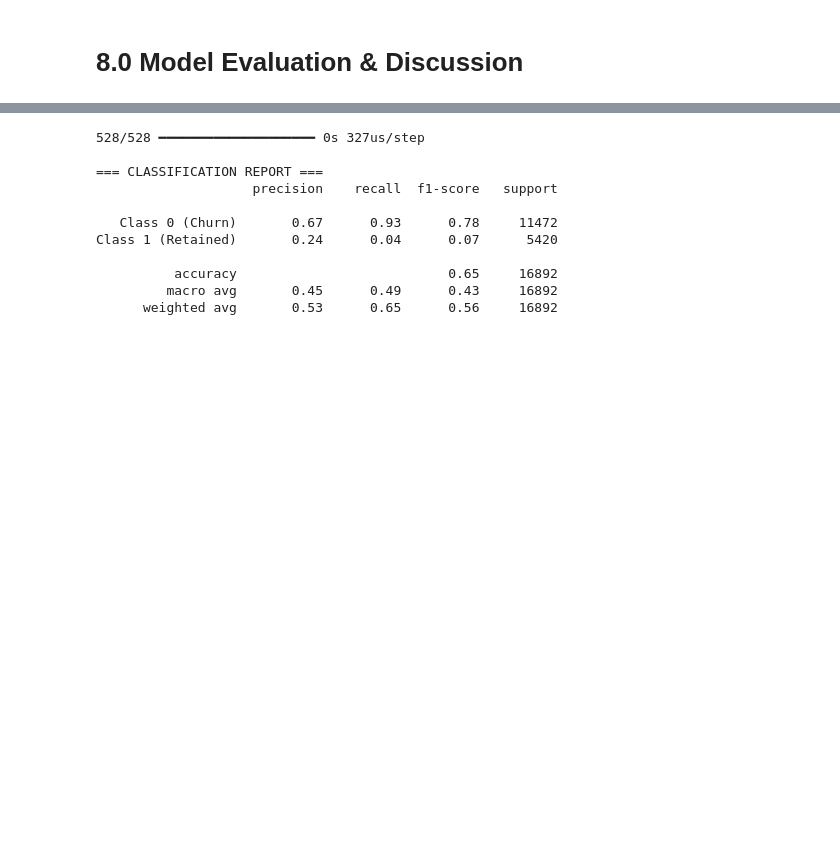
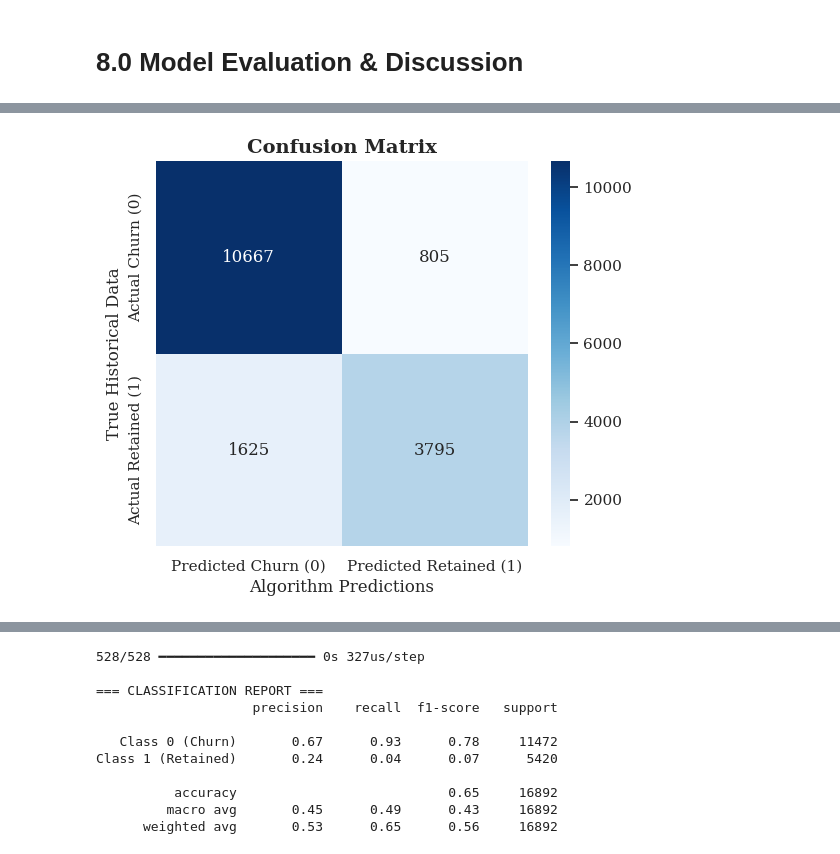
Before and after one commit to KhooLayHan/odl-project, a Jupyter notebook: main.ipynb, the cells around one changed output, grey strips where cells are left out. Saved outputs shown, nothing was run; the diff lists cells and outputs as text; code cells hidden in the pictures; blank space fills up the shorter version.

```diff
--- a/main.ipynb
+++ b/main.ipynb
@@ -857,0 +902,19 @@ Optimal Learning Rate: 0.001
+# %%
+early_stopping_final = EarlyStopping(
+    monitor="val_auc",
+    mode="max",
+    patience=5,
+    restore_best_weights=True,
+    verbose=1
+)
+
+# Train the Final Model on the Training Data
+print("\n--- Training Final Optimized Model ---")
+history_final = final_tuned_model.fit(
+    X_train_scaled, y_train,
+    validation_data=(X_val_scaled, y_val),
+    epochs=50,
+    batch_size=256,
+    callbacks=[early_stopping_final],
+    verbose=2
+)
@@ -882,0 +1066,21 @@ Test AUC:      0.4391
+# %%
+# Panel 1: Confusion Matrix
+cm = confusion_matrix(y_test, y_pred)
+plt.figure(figsize=(6,5))
+
+sns.heatmap(
+    cm,
+    annot=True,
+    fmt="d",
+    cmap="Blues",
+    xticklabels=["Predicted Churn (0)", "Predicted Retained (1)"],
+    yticklabels=["Actual Churn (0)", "Actual Retained (1)"],
+)
+
+plt.xlabel("Algorithm Predictions")
+plt.ylabel("True Historical Data")
+plt.title("Confusion Matrix", fontsize=14, fontweight="bold")
+
+plt.show()
+# %% [output]
+[figure, added]
```
Also changed, not shown: parts of 23 cells of this notebook, 41 other files.
